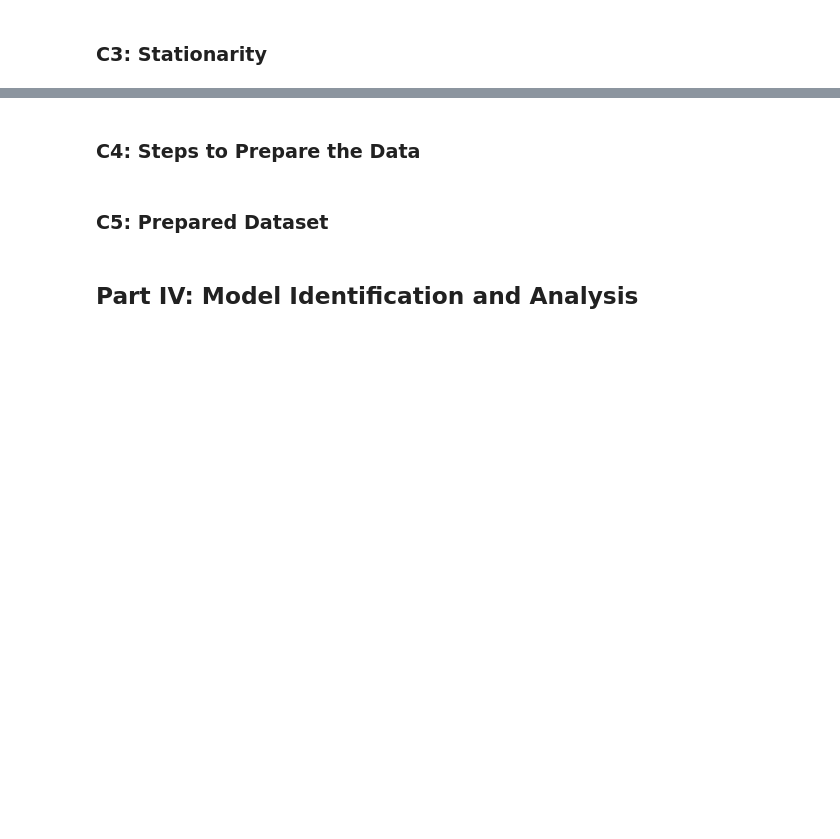
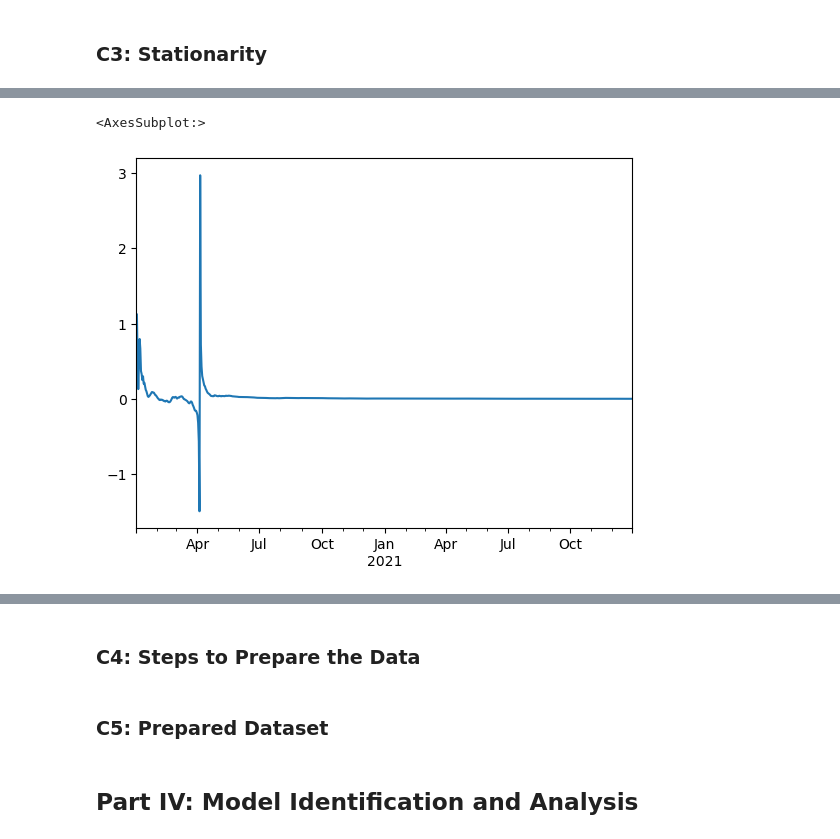
Before and after one commit to jtrawick/D213, a Jupyter notebook: Task1-Time_Series_Modeling/D213_task1.ipynb, the cells around one changed output, grey strips where cells are left out. Cells and saved outputs as stored; diff of their text form; code cells hidden in the pictures; blank space fills up the shorter version.

```diff
--- a/Task1-Time_Series_Modeling/D213_task1.ipynb
+++ b/Task1-Time_Series_Modeling/D213_task1.ipynb
@@ -22,0 +59,5 @@ ___
+# %%
+df['Revenue']
+# %% [output]
+<AxesSubplot:>
+[figure, added]
```
Also changed, not shown: parts of 6 cells of this notebook, 1 other file.
